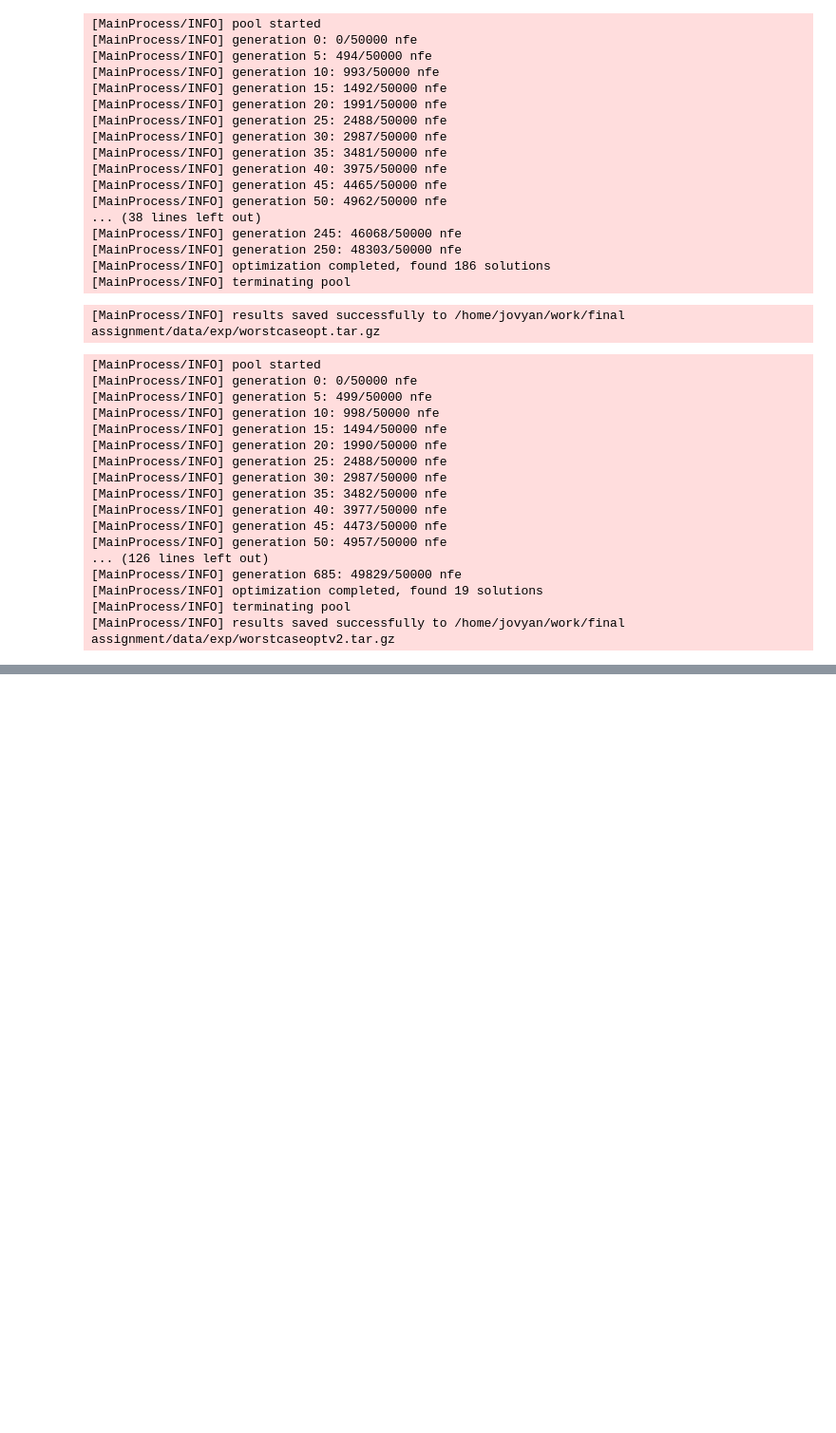
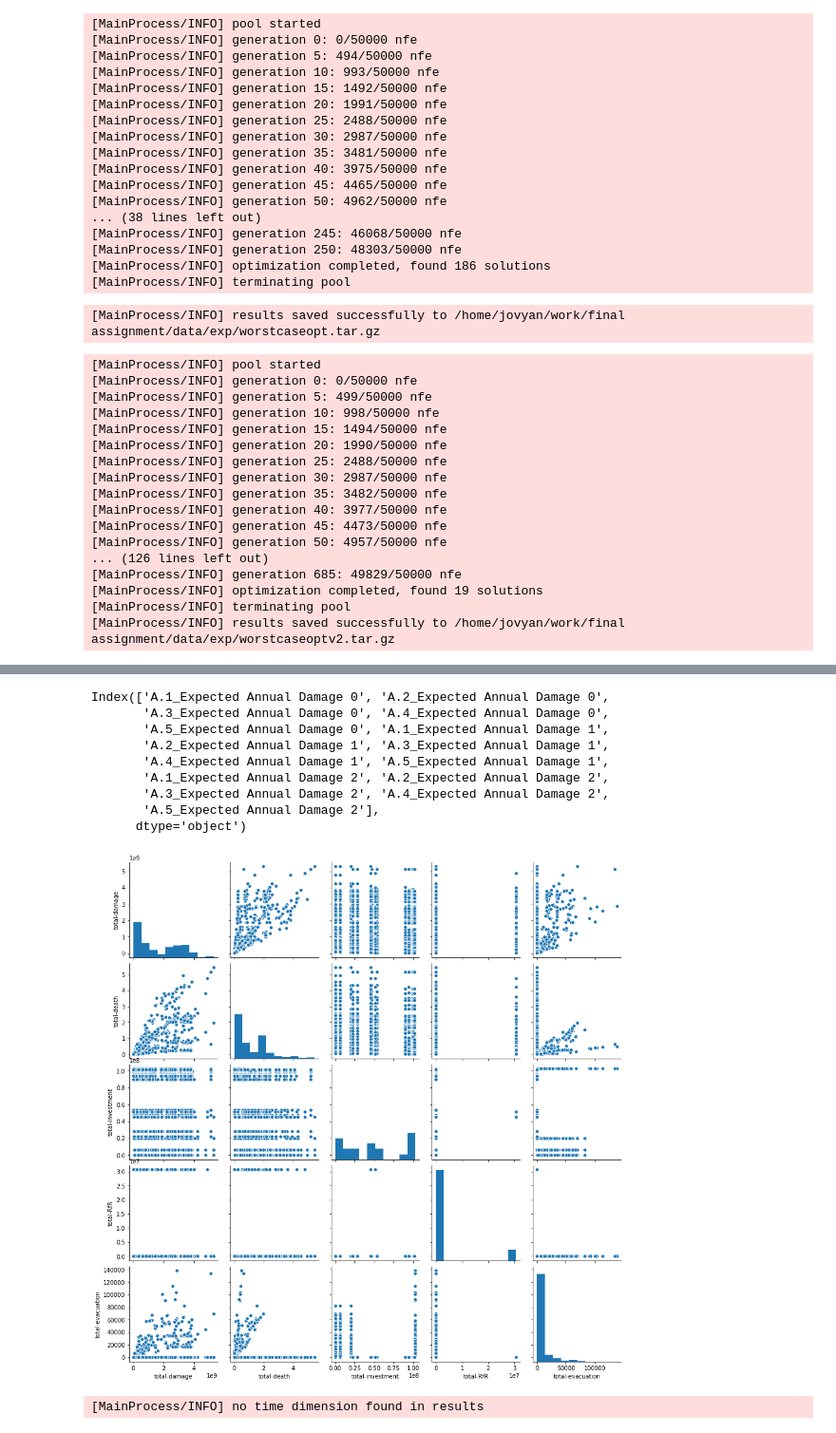
Before and after one commit to triple-capacho/EPA1361, a Jupyter notebook: final assignment/FinalRunNeatOptimization.ipynb, the cells around one changed output, grey strips where cells are left out. Shown at 95% size. Drawn from its saved outputs; the diff is of its cells as text; code cells hidden in the pictures; blank space fills up the shorter version.

```diff
--- a/final assignment/FinalRunNeatOptimization.ipynb
+++ b/final assignment/FinalRunNeatOptimization.ipynb
@@ -692,0 +737,7 @@ save_results(total, './data/exp/worstcaseoptv2.tar.gz')
+# %%
+pols_request_1 = []
+for i, j in moea_1k_results.iterrows():
+    for key in pol_1:
+        pol_1.update({key:moea_1k_results.iloc[i][key]})
+# print(moea_1k_results.iloc[0]['0_RfR 0'])
+    pols_request_1.append(Policy(str(i), **pol_1))
@@ -692,0 +748,7 @@ save_results(total, './data/exp/worstcaseoptv2.tar.gz')
+# %%
+dike_model, planning_steps = problem_definition('all vars')
+ema_logging.log_to_stderr(ema_logging.INFO)
+with MultiprocessingEvaluator(dike_model) as evaluator:
+    results = evaluator.perform_experiments(scenarios = 100,               #500
+                                            policies=pols_request_1, reporting_interval=100)
+save_results(results, './data/exp/solTestworstcase100.tar.gz')
@@ -692,0 +773,43 @@ save_results(total, './data/exp/worstcaseoptv2.tar.gz')
+# %%
+experiments, outcomes = results
+data = pd.DataFrame.from_dict(outcomes)
+
+dam_list = data.filter(like='Damage').columns
+print(data.filter(like='Damage').columns)
+data['total-damage'] = data[dam_list].sum(axis=1)
+data.drop(columns=dam_list, inplace=True)
+death_list = data.filter(like='Deaths').columns
+data['total-death'] = data[death_list].sum(axis=1)
+data.drop(columns=death_list, inplace=True)
+invest_list = data.filter(like='Investment').columns
+data['total-investment'] = data[invest_list].sum(axis=1)
+data.drop(columns=invest_list, inplace=True)
+rfr_list = data.filter(like='RfR').columns
+data['total-RfR'] = data[rfr_list].sum(axis=1)
+data.drop(columns=rfr_list, inplace=True)
+evac_list = data.filter(like='Evacuation').columns
+data['total-evacuation'] = data[evac_list].sum(axis=1)
+data.drop(columns=evac_list, inplace=True)
+sns.pairplot(data, vars=list(data.columns), diag_kind='hist')
+plt.show()
+# %% [output]
+Index(['A.1_Expected Annual Damage 0', 'A.2_Expected Annual Damage 0',
+       'A.3_Expected Annual Damage 0', 'A.4_Expected Annual Damage 0',
+       'A.5_Expected Annual Damage 0', 'A.1_Expected Annual Damage 1',
+       'A.2_Expected Annual Damage 1', 'A.3_Expected Annual Damage 1',
+       'A.4_Expected Annual Damage 1', 'A.5_Expected Annual Damage 1',
+       'A.1_Expected Annual Damage 2', 'A.2_Expected Annual Damage 2',
+       'A.3_Expected Annual Damage 2', 'A.4_Expected Annual Damage 2',
+       'A.5_Expected Annual Damage 2'],
+      dtype='object')
+[figure, added]
+# %%
+from ema_workbench.analysis import pairs_plotting
+
+new_outcomes = {col:np.array(data[col].tolist()) for col in data.columns}
+
+fig, ax = pairs_plotting.pairs_scatter(experiments, new_outcomes, group_by='policy', legend=True)
+fig.set_size_inches([12, 12])
+plt.savefig("ScatterPlotting")
+# %% [output]
+[MainProcess/INFO] no time dimension found in results
```
Also changed, not shown: parts of 5 cells of this notebook, 2 other files.
